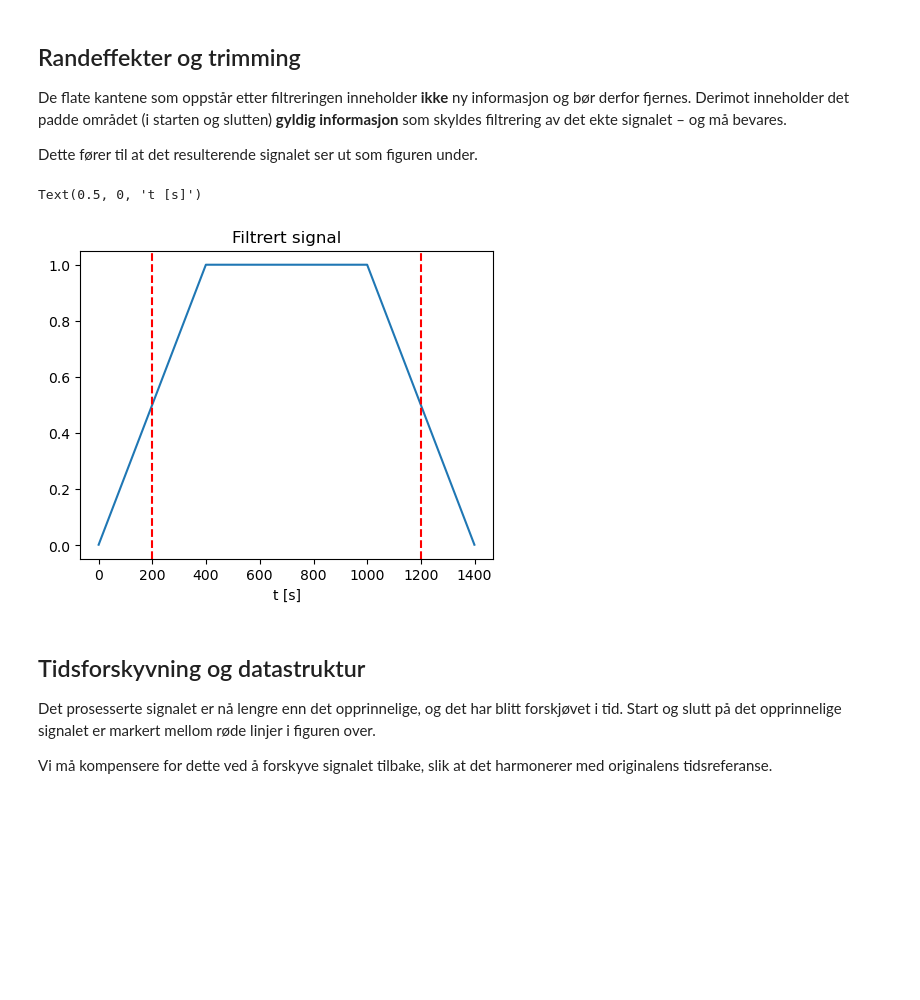
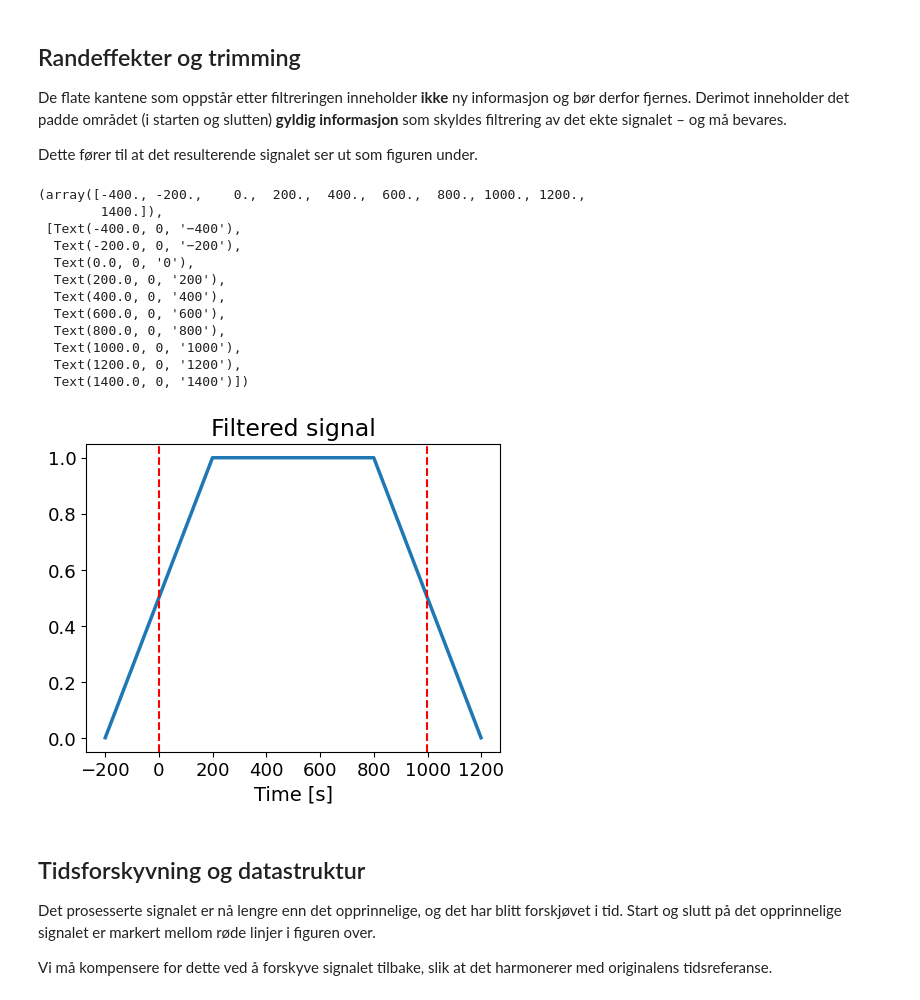
Before and after one commit to josigar123/hydrophonic-detection, a Jupyter notebook: data/Processing_scripts/BroadBand_Data_oppdatert.ipynb, the cells around one changed output. Saved outputs shown, nothing was run; the diff lists cells and outputs as text; code cells hidden in the pictures; blank space fills up the shorter version.

```diff
--- a/data/Processing_scripts/BroadBand_Data_oppdatert.ipynb
+++ b/data/Processing_scripts/BroadBand_Data_oppdatert.ipynb
@@ -141,29 +150,43 @@ Dette fører til at det resulterende signalet ser ut som figuren under.
 # %%
 import numpy as np
 import matplotlib.pyplot as plt
-
+fontsize = 14
+linewidth=2.5
 signal = np.ones(1000) #signal laget av 1´ere (rett linje)
 
 window_size = 400 #Filter bredde i samples
 
 pad_size = window_size // 2
 padded_signal = np.pad(signal, pad_size, mode="constant",constant_values=0)  # Padder hver side med pad_size antall 0´er
 kernel = np.ones(window_size) / window_size  #Filter koeffisienter
 smoothed = np.convolve(padded_signal, kernel, mode="full")  # Kjører moving average filter over signalet
 
 fig = plt.figure(figsize=(16/3,4))
 
 smoothed = smoothed[window_size//2:-window_size//2]
 
 smoothed_t = np.linspace(0,len(smoothed),len(smoothed))
-plt.plot(smoothed_t,smoothed)
-plt.axvline(x = window_size//2, color="red", linestyle="--")
-plt.axvline(x = len(smoothed) - window_size//2, color="red", linestyle="--")
-plt.title("Filtrert signal")
-plt.xlabel("t [s]")
+plt.plot(smoothed_t-window_size/2,smoothed,linewidth=linewidth)
+plt.axvline(x = 0, color="red", linestyle="--")
+plt.axvline(x = len(smoothed) - window_size, color="red", linestyle="--")
+plt.title("Filtered signal",fontsize=fontsize+3)
+plt.xlabel("Time [s]",fontsize=fontsize)
+plt.yticks(fontsize=fontsize-1)
+plt.xticks(fontsize=fontsize-1)
 # %% [output]
-Text(0.5, 0, 't [s]')
+(array([-400., -200.,    0.,  200.,  400.,  600.,  800., 1000., 1200.,
+        1400.]),
+ [Text(-400.0, 0, '−400'),
+  Text(-200.0, 0, '−200'),
+  Text(0.0, 0, '0'),
+  Text(200.0, 0, '200'),
+  Text(400.0, 0, '400'),
+  Text(600.0, 0, '600'),
+  Text(800.0, 0, '800'),
+  Text(1000.0, 0, '1000'),
+  Text(1200.0, 0, '1200'),
+  Text(1400.0, 0, '1400')])
-[figure, old version]
+[figure, new version]
 # %% [markdown]
 ## Tidsforskyvning og datastruktur
 
```
Also changed, not shown: parts of 5 cells of this notebook, 11 other files.
